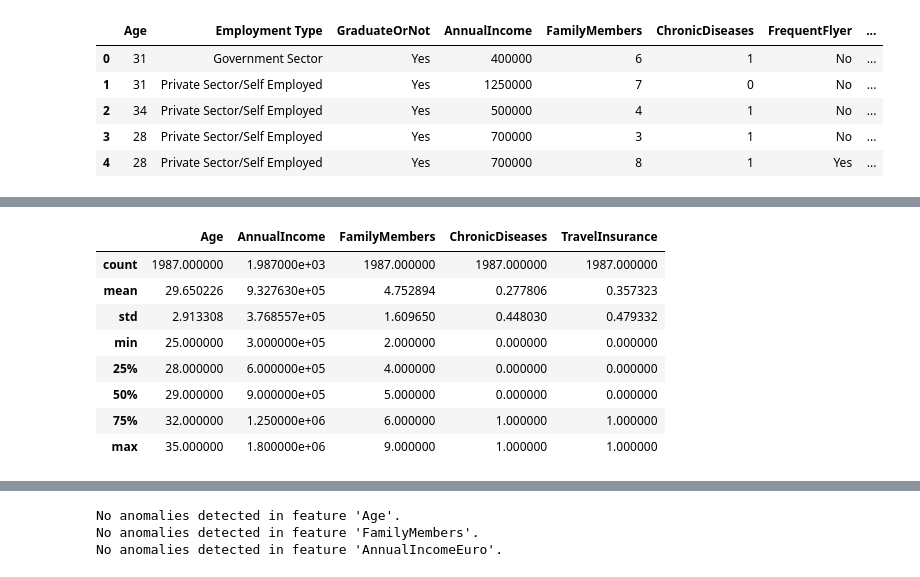
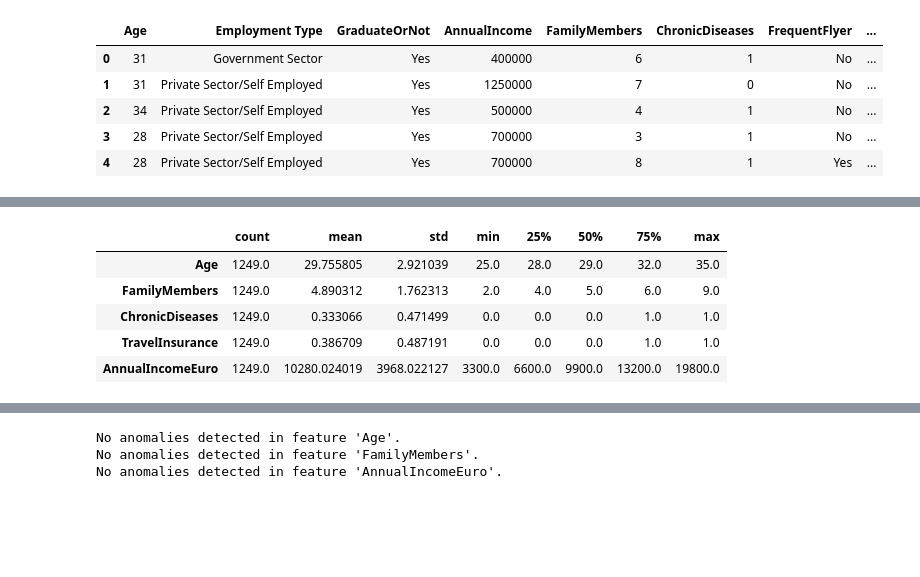
Before and after one commit to vytautas-bunevicius/travel-insurance-classifier, a Jupyter notebook: travel_insurance_analysis.ipynb, the cells around one changed output, grey strips where cells are left out. Cells and saved outputs as stored; diff of their text form; code cells hidden in the pictures; blank space fills up the shorter version.

```diff
--- a/travel_insurance_analysis.ipynb
+++ b/travel_insurance_analysis.ipynb
@@ -109,0 +159,3 @@ Now we can move into checking statistical summary of the numerical features in d
+# %%
+travel_df = travel_df.drop_duplicates().reset_index(drop=True)
+print(f"Shape after removing duplicates: {travel_df.shape}")
@@ -110,12 +235,9 @@ Now we can move into checking statistical summary of the numerical features in d
 # %%
-travel_df.describe()
+travel_df.describe().T
 # %% [output]
-|  | Age | AnnualIncome | FamilyMembers | ChronicDiseases | TravelInsurance |
-| count | 1987.000000 | 1.987000e+03 | 1987.000000 | 1987.000000 | 1987.000000 |
-| mean | 29.650226 | 9.327630e+05 | 4.752894 | 0.277806 | 0.357323 |
-| std | 2.913308 | 3.768557e+05 | 1.609650 | 0.448030 | 0.479332 |
-| min | 25.000000 | 3.000000e+05 | 2.000000 | 0.000000 | 0.000000 |
-| 25% | 28.000000 | 6.000000e+05 | 4.000000 | 0.000000 | 0.000000 |
-| 50% | 29.000000 | 9.000000e+05 | 5.000000 | 0.000000 | 0.000000 |
-| 75% | 32.000000 | 1.250000e+06 | 6.000000 | 1.000000 | 1.000000 |
-| max | 35.000000 | 1.800000e+06 | 9.000000 | 1.000000 | 1.000000 |
+|  | count | mean | std | min | 25% | 50% | 75% | max |
+| Age | 1249.0 | 29.755805 | 2.921039 | 25.0 | 28.0 | 29.0 | 32.0 | 35.0 |
+| FamilyMembers | 1249.0 | 4.890312 | 1.762313 | 2.0 | 4.0 | 5.0 | 6.0 | 9.0 |
+| ChronicDiseases | 1249.0 | 0.333066 | 0.471499 | 0.0 | 0.0 | 0.0 | 1.0 | 1.0 |
+| TravelInsurance | 1249.0 | 0.386709 | 0.487191 | 0.0 | 0.0 | 0.0 | 1.0 | 1.0 |
+| AnnualIncomeEuro | 1249.0 | 10280.024019 | 3968.022127 | 3300.0 | 6600.0 | 9900.0 | 13200.0 | 19800.0 |
```
Also changed, not shown: parts of 73 cells of this notebook, 13 other files.
